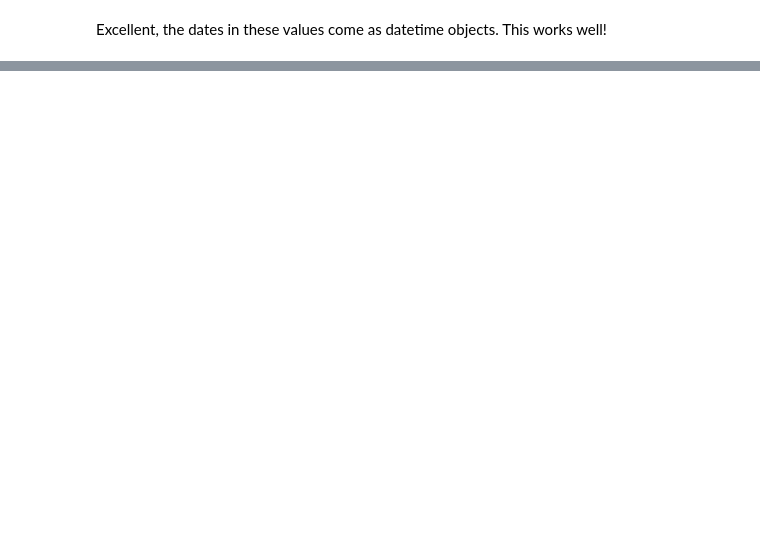
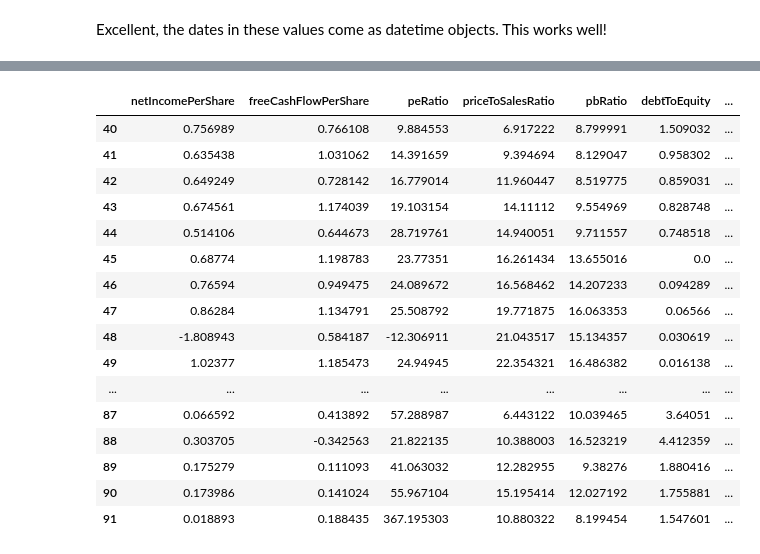
Before and after one commit to BenAltermatt/fundamental-analysis, a Jupyter notebook: data-preparation.ipynb, the cells around one changed output, grey strips where cells are left out. Saved outputs shown, nothing was run; the diff lists cells and outputs as text; code cells hidden in the pictures; blank space fills up the shorter version.

```diff
--- a/data-preparation.ipynb
+++ b/data-preparation.ipynb
@@ -315,0 +484,3 @@ def calc_labels(ticker, start_date='1999-01-01', end_date='2022-01-01', spCloses
+# %%
+labels = create_label('AAPL')
+labels
@@ -315,0 +501,3 @@ def calc_labels(ticker, start_date='1999-01-01', end_date='2022-01-01', spCloses
+# %%
+metrics = get_metrics('')
+metrics
@@ -315,0 +506,31 @@ def calc_labels(ticker, start_date='1999-01-01', end_date='2022-01-01', spCloses
+# %%
+# Now we need to come up with a clean way to combine our labels with our features
+# It's important to properly pair quarterly values with labels from the following quarter
+# that way we ensure we are using info to make a buy decision that we would have in real life
+# (i.e., we have the fundamental stats before buying)
+
+def build_data_points(labels, metrics):
+
+    # we need to make sure we have the right number of metrics
+    # hopefully we can assume the price data starts at the same time the metric data does
+    num_labels = len(labels)
+    num_metrics = len(metrics)
+
+    if num_labels != num_metrics:
+        metrics = metrics.drop(metrics.index[num_labels - num_metrics:])
+
+    assert find_offset(labels['quarter'][0], metrics['quarter'][0]) == 1, 'Labels and features have incorrect start offset'
+    assert find_offset(labels['quarter'][-1], metrics['quarter'][-1]) == 1, 'Labels and features have incorrect end offset'
+
+    # now that we have proper offsets, we need to merge these into a table of data points
+
+    points = pd.merge(metrics, labels, how='left', left_index=False, right_index=False, copy=True)
+    points = points.drop(['diff', 'price', 'change', 'quarter', 'period'], axis=1)
+    points = points.dropna()
+
+    return points
+
+labels = create_label('AAPL')
+metrics = get_metrics('AAPL')
+points = build_data_points(labels, metrics)
+points
@@ -315,0 +555,25 @@ def calc_labels(ticker, start_date='1999-01-01', end_date='2022-01-01', spCloses
+# %%
+# now we need to make a method to do all of this for a single stock
+
+def generate_data(ticker):
+    return build_data_points(create_label(ticker), get_metrics(ticker))
+
+generate_data('CLB')
+# %% [output]
+|  | netIncomePerShare | freeCashFlowPerShare | peRatio | priceToSalesRatio | pbRatio | debtToEquity | ... |
+| 40 | 0.756989 | 0.766108 | 9.884553 | 6.917222 | 8.799991 | 1.509032 | ... |
+| 41 | 0.635438 | 1.031062 | 14.391659 | 9.394694 | 8.129047 | 0.958302 | ... |
+| 42 | 0.649249 | 0.728142 | 16.779014 | 11.960447 | 8.519775 | 0.859031 | ... |
+| 43 | 0.674561 | 1.174039 | 19.103154 | 14.11112 | 9.554969 | 0.828748 | ... |
+| 44 | 0.514106 | 0.644673 | 28.719761 | 14.940051 | 9.711557 | 0.748518 | ... |
+| 45 | 0.68774 | 1.198783 | 23.77351 | 16.261434 | 13.655016 | 0.0 | ... |
+| 46 | 0.76594 | 0.949475 | 24.089672 | 16.568462 | 14.207233 | 0.094289 | ... |
+| 47 | 0.86284 | 1.134791 | 25.508792 | 19.771875 | 16.063353 | 0.06566 | ... |
+| 48 | -1.808943 | 0.584187 | -12.306911 | 21.043517 | 15.134357 | 0.030619 | ... |
+| 49 | 1.02377 | 1.185473 | 24.94945 | 22.354321 | 16.486382 | 0.016138 | ... |
+| ... | ... | ... | ... | ... | ... | ... | ... |
+| 87 | 0.066592 | 0.413892 | 57.288987 | 6.443122 | 10.039465 | 3.64051 | ... |
+| 88 | 0.303705 | -0.342563 | 21.822135 | 10.388003 | 16.523219 | 4.412359 | ... |
+| 89 | 0.175279 | 0.111093 | 41.063032 | 12.282955 | 9.38276 | 1.880416 | ... |
+| 90 | 0.173986 | 0.141024 | 55.967104 | 15.195414 | 12.027192 | 1.755881 | ... |
+| 91 | 0.018893 | 0.188435 | 367.195303 | 10.880322 | 8.199454 | 1.547601 | ... |
```
Also changed, not shown: parts of 14 cells of this notebook, 4 other files.
